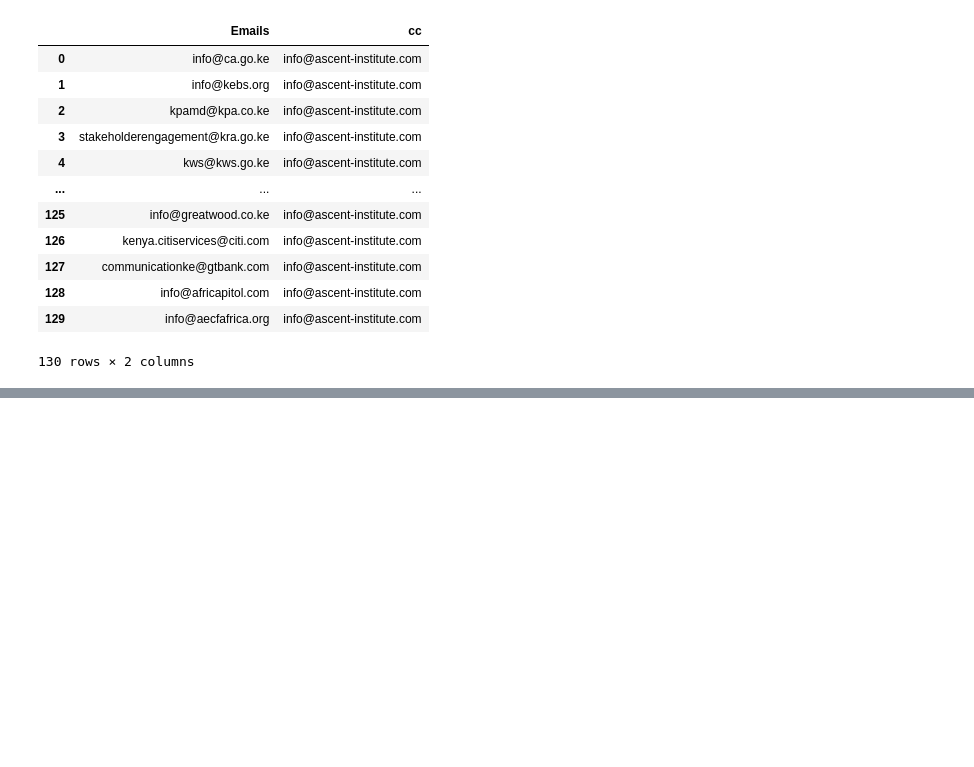
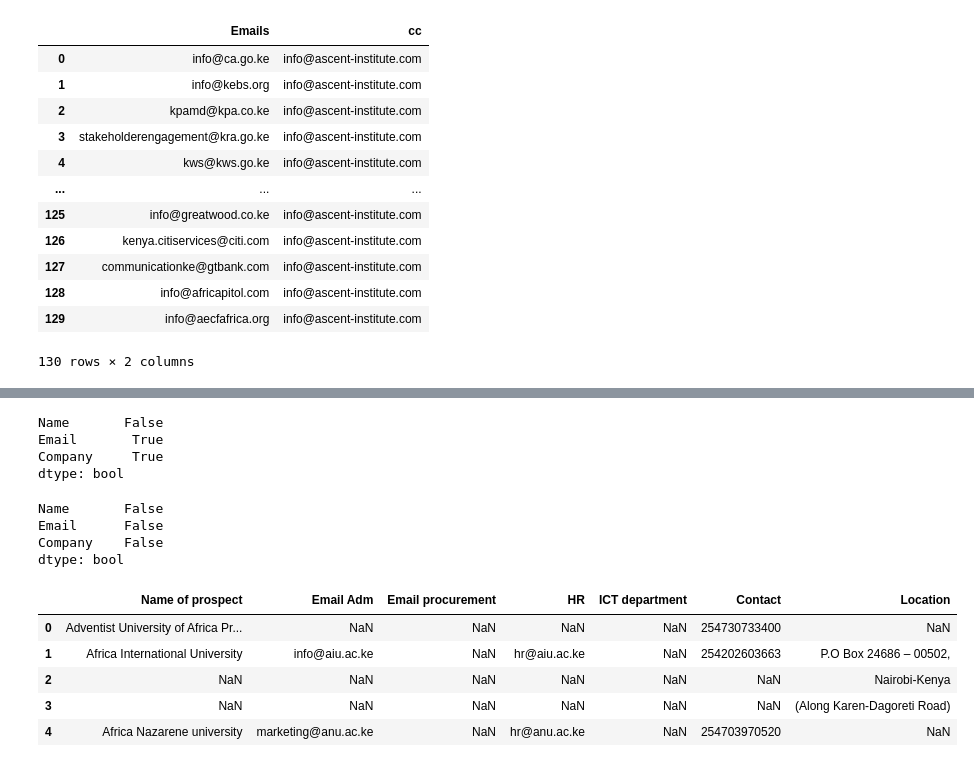
Before and after one commit to IainMosima/bulk-email-sender, a Jupyter notebook: analysis.ipynb, the cells around one changed output, grey strips where cells are left out. Saved outputs shown, nothing was run; the diff lists cells and outputs as text; code cells hidden in the pictures; blank space fills up the shorter version.

```diff
--- a/analysis.ipynb
+++ b/analysis.ipynb
@@ -678,0 +714,25 @@ df_leads_cleaned
+# %%
+df_general_managers.isna().any()
+# %% [output]
+Name       False
+Email       True
+Company     True
+dtype: bool
+# %%
+df_general_managers.dropna(inplace=True)
+df_general_managers.isna().any()
+# %% [output]
+Name       False
+Email      False
+Company    False
+dtype: bool
+# %%
+df_leads_may_10 = pd.read_csv("emails/may/may-10/Lead Generation.csv")
+df_leads_may_10.head()
+# %% [output]
+|  | Name of prospect | Email Adm | Email procurement | HR | ICT department | Contact | Location |
+| 0 | Adventist University of Africa Pr... | NaN | NaN | NaN | NaN | 254730733400 | NaN |
+| 1 | Africa International University | info@aiu.ac.ke | NaN | hr@aiu.ac.ke | NaN | 254202603663 | P.O Box 24686 – 00502, |
+| 2 | NaN | NaN | NaN | NaN | NaN | NaN | Nairobi-Kenya |
+| 3 | NaN | NaN | NaN | NaN | NaN | NaN | (Along Karen-Dagoreti Road) |
+| 4 | Africa Nazarene university | marketing@anu.ac.ke | NaN | hr@anu.ac.ke | NaN | 254703970520 | NaN |
```
Also changed, not shown: parts of 27 cells of this notebook, 4 other files.
